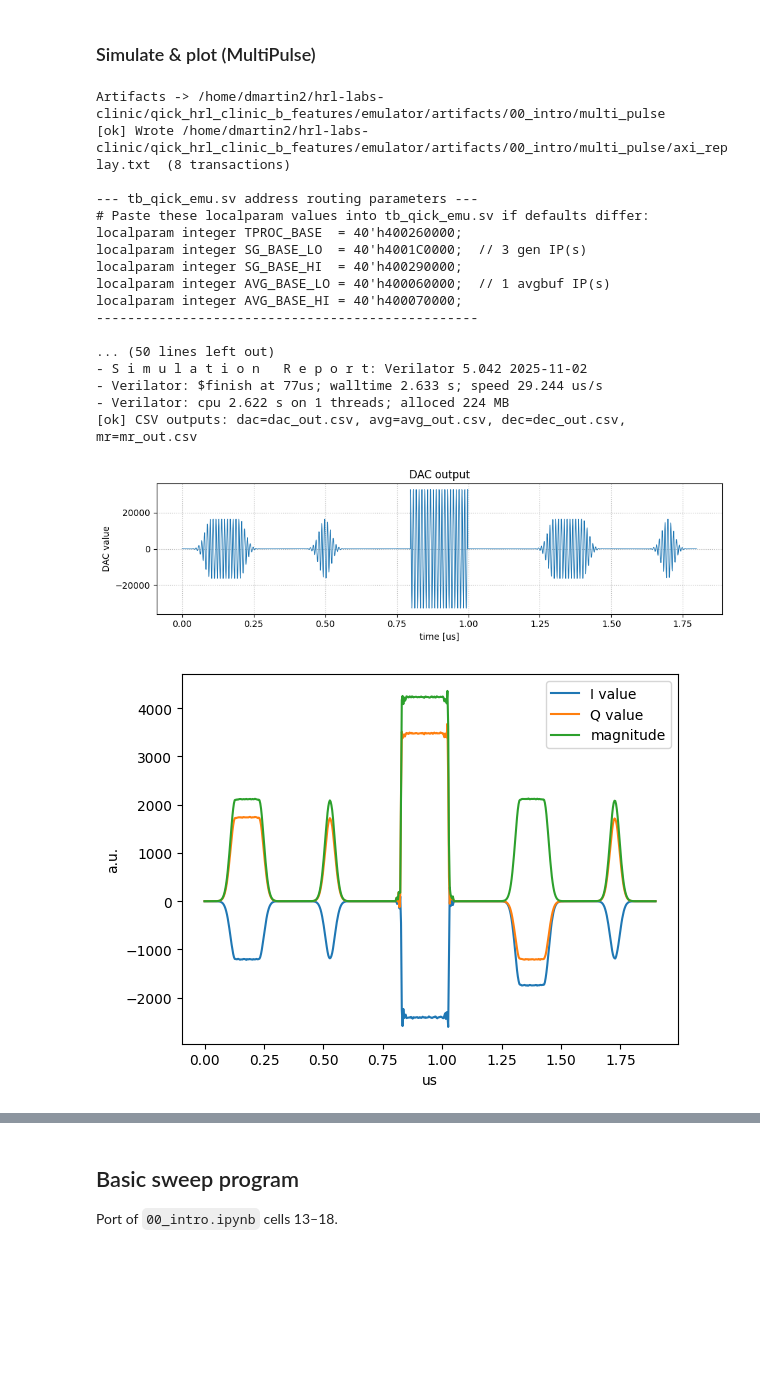
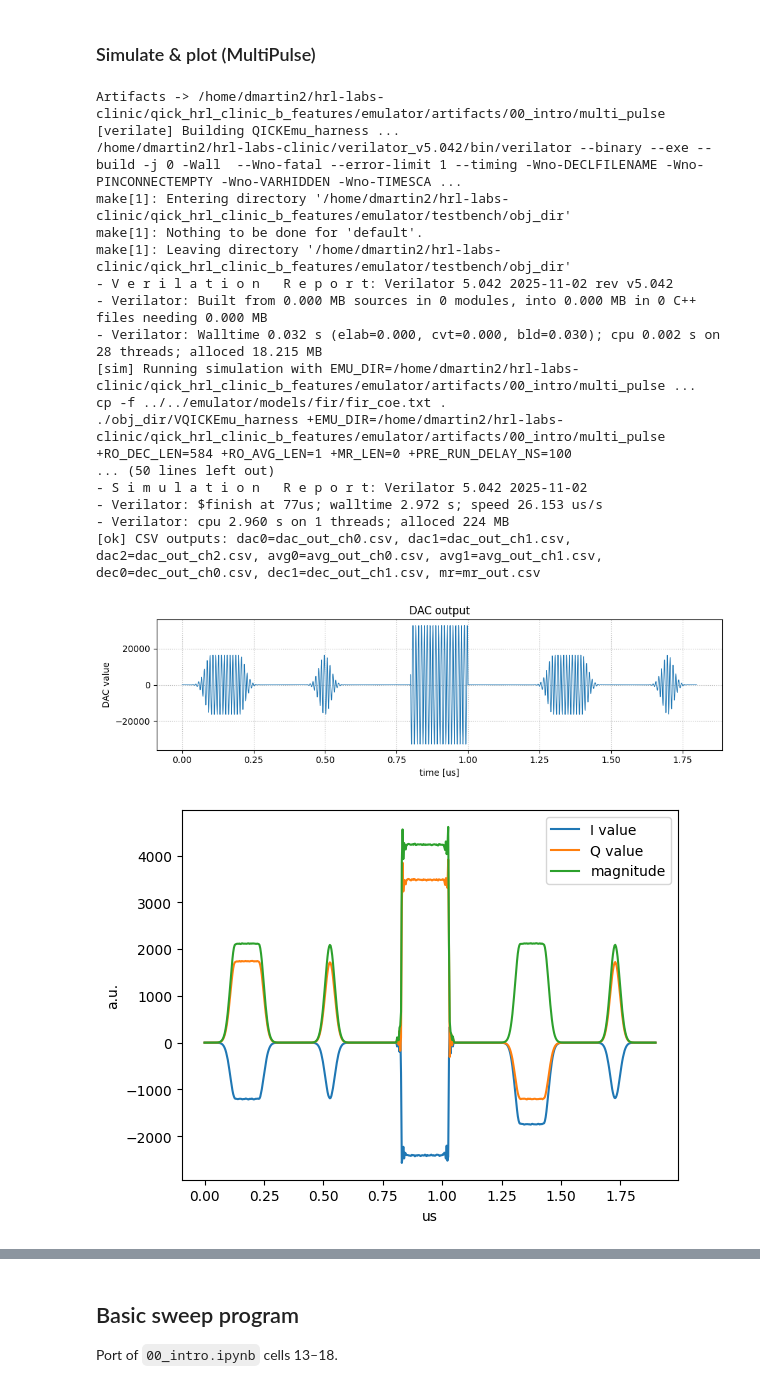
Before and after one commit to openquantumhardware/qick, a Jupyter notebook: emulator/notebooks/00_intro_emu.ipynb, the cells around one changed output, grey strips where cells are left out. Saved outputs shown, nothing was run; the diff lists cells and outputs as text; code cells hidden in the pictures; blank space fills up the shorter version.

```diff
--- a/emulator/notebooks/00_intro_emu.ipynb
+++ b/emulator/notebooks/00_intro_emu.ipynb
@@ -166,44 +165,47 @@ prog = MultiPulseProgram(soccfg, reps=1, final_delay=0.5, cfg=config)
 # %%
 # emulator artifacts
 OUT = ARTIFACTS_ROOT / 'multi_pulse'
 OUT.mkdir(parents=True, exist_ok=True)
-
-soc = soc.prepare_emu(memdir=OUT, trace=False, verbose=True)
 print(f'Artifacts -> {OUT}')
 
+# Configure the emulator settings
+# soc = soc.prepare_emu(memdir=OUT, build=True, trace=False, verbose=False)
+soc = soc.prepare_emu(memdir=OUT, build=True, trace=False, verbose=True)
+
 # Original API call; emulator/hardware dispatch is handled inside acquire_decimated.
+# iq_list = prog.acquire_decimated(soc, rounds=10)
 iq_list = prog.acquire_decimated(soc, rounds=1)
 t = prog.get_time_axis(ro_index=0)
 
 ## Plot DAC waveform
 QICKEmu_plot_dac(soc, OUT)
 
 plt.plot(t, iq_list[0][:,0], label="I value")
 plt.plot(t, iq_list[0][:,1], label="Q value")
 plt.plot(t, np.abs(iq_list[0].dot([1,1j])), label="magnitude")
 plt.legend()
 plt.ylabel("a.u.")
 plt.xlabel("us");
 # %% [output]
 Artifacts -> /home/dmartin2/hrl-labs-clinic/qick_hrl_clinic_b_features/emulator/artifacts/00_intro/multi_pulse
-[ok] Wrote /home/dmartin2/hrl-labs-clinic/qick_hrl_clinic_b_features/emulator/artifacts/00_intro/multi_pulse/axi_replay.txt  (8 transactions)
-
---- tb_qick_emu.sv address routing parameters ---
-# Paste these localparam values into tb_qick_emu.sv if defaults differ:
-localparam integer TPROC_BASE  = 40'h400260000;
-localparam integer SG_BASE_LO  = 40'h4001C0000;  // 3 gen IP(s)
-localparam integer SG_BASE_HI  = 40'h400290000;
-localparam integer AVG_BASE_LO = 40'h400060000;  // 1 avgbuf IP(s)
-localparam integer AVG_BASE_HI = 40'h400070000;
--------------------------------------------------
-
+[verilate] Building QICKEmu_harness ...
+/home/dmartin2/hrl-labs-clinic/verilator_v5.042/bin/verilator --binary --exe --build -j 0 -Wall  --Wno-fatal --error-limit 1 --timing -Wno-DECLFILENAME -Wno-PINCONNECTEMPTY -Wno-VARHIDDEN -Wno-TIMESCA ...
+make[1]: Entering directory '/home/dmartin2/hrl-labs-clinic/qick_hrl_clinic_b_features/emulator/testbench/obj_dir'
+make[1]: Nothing to be done for 'default'.
+make[1]: Leaving directory '/home/dmartin2/hrl-labs-clinic/qick_hrl_clinic_b_features/emulator/testbench/obj_dir'
+- V e r i l a t i o n   R e p o r t: Verilator 5.042 2025-11-02 rev v5.042
+- Verilator: Built from 0.000 MB sources in 0 modules, into 0.000 MB in 0 C++ files needing 0.000 MB
+- Verilator: Walltime 0.032 s (elab=0.000, cvt=0.000, bld=0.030); cpu 0.002 s on 28 threads; alloced 18.215 MB
+[sim] Running simulation with EMU_DIR=/home/dmartin2/hrl-labs-clinic/qick_hrl_clinic_b_features/emulator/artifacts/00_intro/multi_pulse ...
+cp -f ../../emulator/models/fir/fir_coe.txt .
+./obj_dir/VQICKEmu_harness +EMU_DIR=/home/dmartin2/hrl-labs-clinic/qick_hrl_clinic_b_features/emulator/artifacts/00_intro/multi_pulse  +RO_DEC_LEN=584 +RO_AVG_LEN=1 +MR_LEN=0 +PRE_RUN_DELAY_NS=100
 ... (50 lines left out)
 - S i m u l a t i o n   R e p o r t: Verilator 5.042 2025-11-02
-- Verilator: $finish at 77us; walltime 2.633 s; speed 29.244 us/s
-- Verilator: cpu 2.622 s on 1 threads; alloced 224 MB
-[ok] CSV outputs: dac=dac_out.csv, avg=avg_out.csv, dec=dec_out.csv, mr=mr_out.csv
+- Verilator: $finish at 77us; walltime 2.972 s; speed 26.153 us/s
+- Verilator: cpu 2.960 s on 1 threads; alloced 224 MB
+[ok] CSV outputs: dac0=dac_out_ch0.csv, dac1=dac_out_ch1.csv, dac2=dac_out_ch2.csv, avg0=avg_out_ch0.csv, avg1=avg_out_ch1.csv, dec0=dec_out_ch0.csv, dec1=dec_out_ch1.csv, mr=mr_out.csv
 [figure]
-[figure, old version]
+[figure, new version]
 # %%
 # print the program (ugly!)
 print(prog)
```
Also changed, not shown: parts of 32 cells of this notebook, 9 other files.
